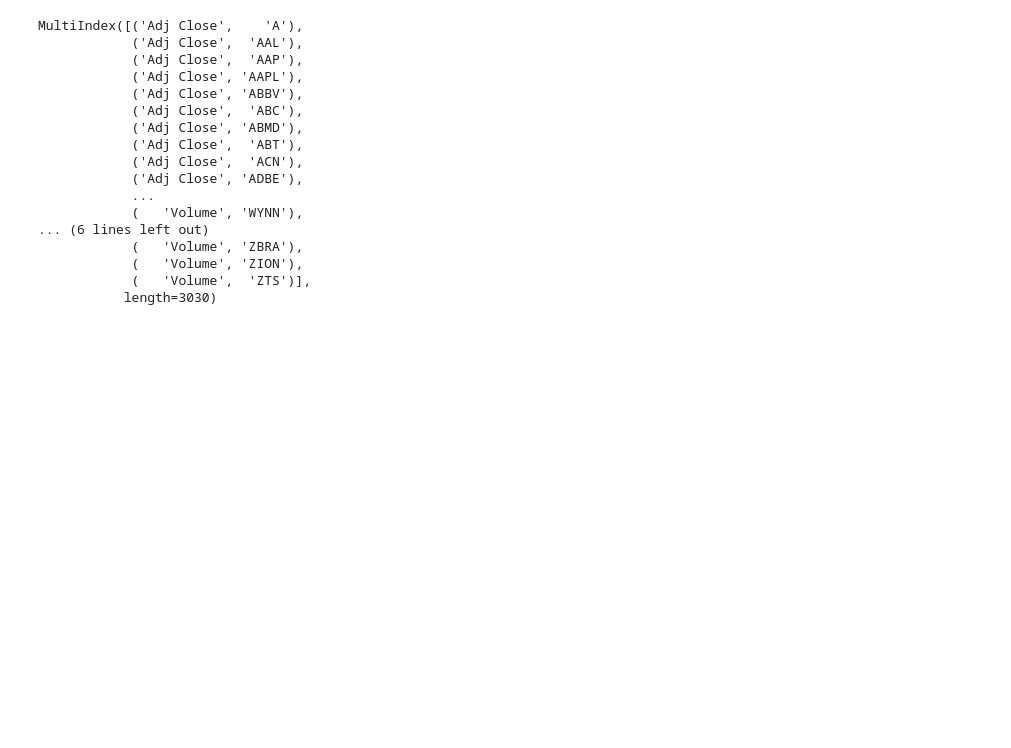
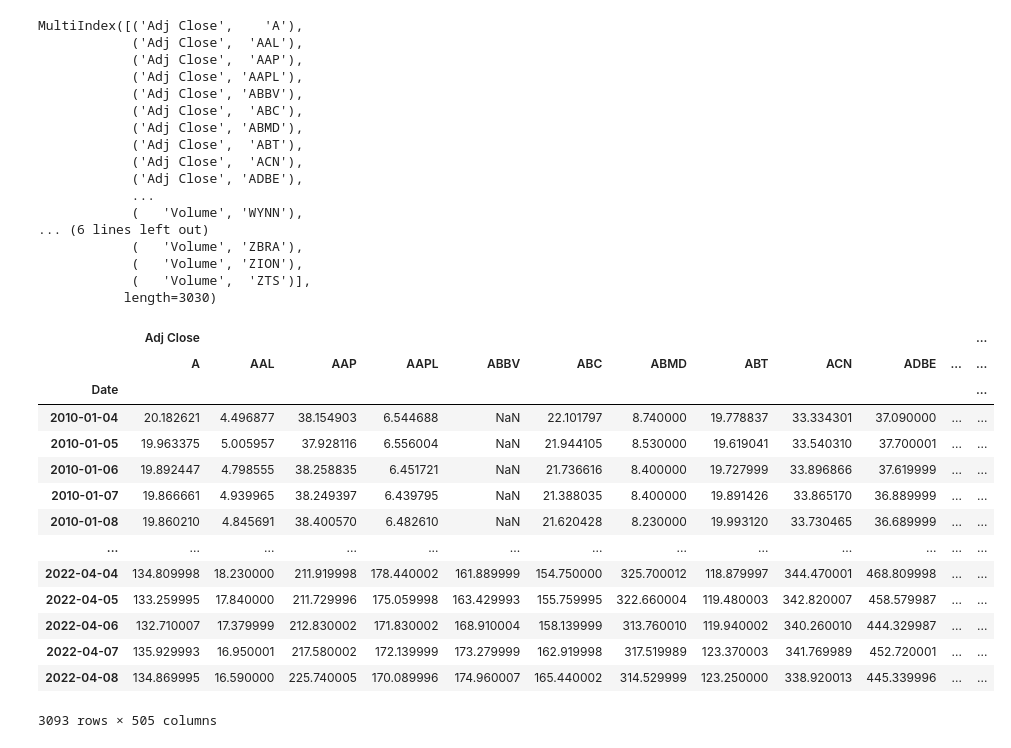
Before and after one commit to salmankhaliq22/Stock-Screener-using-Technical-Analysis-and-Efficient-Frontiers, a Jupyter notebook: 02-Getting data from yfinance.ipynb, the cells around one changed output. Cells and saved outputs as stored; diff of their text form; code cells hidden in the pictures; blank space fills up the shorter version.

Commit message:
Updated
Kept Adj Close column and dropped all other columns

```diff
--- a/02-Getting data from yfinance.ipynb
+++ b/02-Getting data from yfinance.ipynb
@@ -98,0 +127,26 @@ MultiIndex([('Adj Close',    'A'),
+# %%
+stocks.drop("High", axis = 1, inplace = True)
+# %%
+stocks.drop("Low", axis = 1, inplace = True)
+# %%
+stocks.drop("Close", axis = 1, inplace = True)
+# %%
+stocks.drop("Volume", axis = 1, inplace = True)
+# %%
+stocks
+# %% [output]
+|  | Adj Close |  |  |  |  |  |  |  |  |  |  | ... |
+|  | A | AAL | AAP | AAPL | ABBV | ABC | ABMD | ABT | ACN | ADBE | ... | ... |
+| Date |  |  |  |  |  |  |  |  |  |  |  | ... |
+| 2010-01-04 | 20.182621 | 4.496877 | 38.154903 | 6.544688 | NaN | 22.101797 | 8.740000 | 19.778837 | 33.334301 | 37.090000 | ... | ... |
+| 2010-01-05 | 19.963375 | 5.005957 | 37.928116 | 6.556004 | NaN | 21.944105 | 8.530000 | 19.619041 | 33.540310 | 37.700001 | ... | ... |
+| 2010-01-06 | 19.892447 | 4.798555 | 38.258835 | 6.451721 | NaN | 21.736616 | 8.400000 | 19.727999 | 33.896866 | 37.619999 | ... | ... |
+| 2010-01-07 | 19.866661 | 4.939965 | 38.249397 | 6.439795 | NaN | 21.388035 | 8.400000 | 19.891426 | 33.865170 | 36.889999 | ... | ... |
+| 2010-01-08 | 19.860210 | 4.845691 | 38.400570 | 6.482610 | NaN | 21.620428 | 8.230000 | 19.993120 | 33.730465 | 36.689999 | ... | ... |
+| ... | ... | ... | ... | ... | ... | ... | ... | ... | ... | ... | ... | ... |
+| 2022-04-04 | 134.809998 | 18.230000 | 211.919998 | 178.440002 | 161.889999 | 154.750000 | 325.700012 | 118.879997 | 344.470001 | 468.809998 | ... | ... |
+| 2022-04-05 | 133.259995 | 17.840000 | 211.729996 | 175.059998 | 163.429993 | 155.759995 | 322.660004 | 119.480003 | 342.820007 | 458.579987 | ... | ... |
+| 2022-04-06 | 132.710007 | 17.379999 | 212.830002 | 171.830002 | 168.910004 | 158.139999 | 313.760010 | 119.940002 | 340.260010 | 444.329987 | ... | ... |
+| 2022-04-07 | 135.929993 | 16.950001 | 217.580002 | 172.139999 | 173.279999 | 162.919998 | 317.519989 | 123.370003 | 341.769989 | 452.720001 | ... | ... |
+| 2022-04-08 | 134.869995 | 16.590000 | 225.740005 | 170.089996 | 174.960007 | 165.440002 | 314.529999 | 123.250000 | 338.920013 | 445.339996 | ... | ... |
+3093 rows × 505 columns
```
Also changed, not shown: parts of 5 cells of this notebook.
